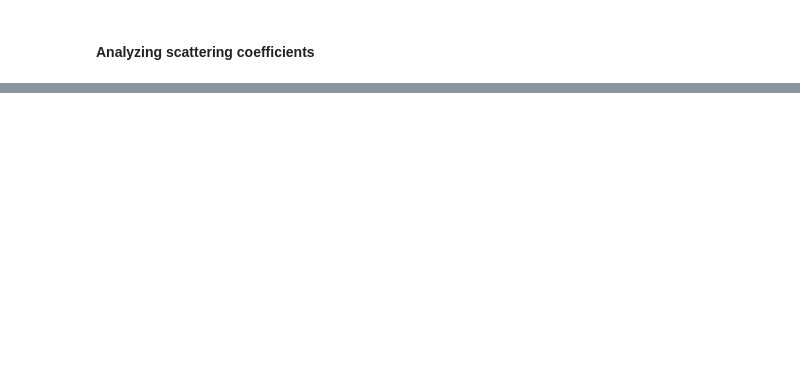
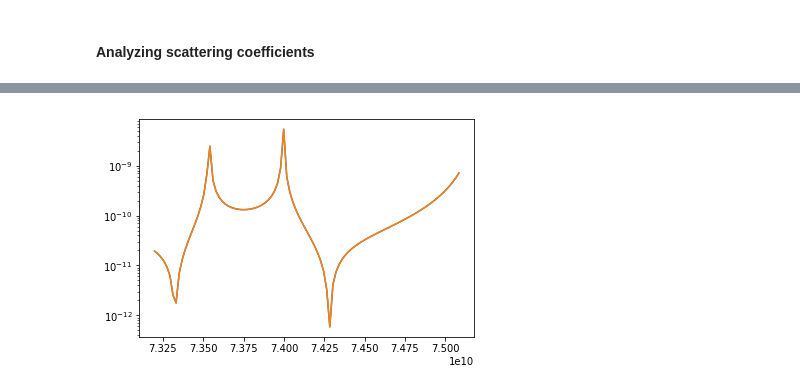
Before and after one commit to FMatti/Maxwell-MRI, a Jupyter notebook: examples/circular_waveguide_filter/circular_waveguide_filter.ipynb, the cells around one changed output, grey strips where cells are left out. Cells and saved outputs as stored; diff of their text form; code cells hidden in the pictures; blank space fills up the shorter version.

```diff
--- a/examples/circular_waveguide_filter/circular_waveguide_filter.ipynb
+++ b/examples/circular_waveguide_filter/circular_waveguide_filter.ipynb
@@ -90,14 +79,14 @@ helpers.plot_solution_norms(ax, CWF, VS)
 def get_interpolatory_solutions(omega, CWF_L, CWF_R, VS):
     omega_test = np.linspace(np.min(omega), np.max(omega), 1000)
     MRI = MinimalRationalInterpolation(VS)
-    MRI.compute_surrogate(CWF_L, omegas=omega_test, greedy=True, tol=1e-2, solver='fenics')
+    MRI_L_hist = MRI.compute_surrogate(CWF_L, omegas=omega_test, greedy=True, tol=1e-2, solver='fenics', return_history=True)
     U_MRI_L = MRI.evaluate_surrogate(CWF_L.get_solution(), omega).T
-    MRI.compute_surrogate(CWF_R, omegas=omega_test, greedy=True, tol=1e-2, solver='fenics')
+    MRI_R_hist = MRI.compute_surrogate(CWF_R, omegas=omega_test, greedy=True, tol=1e-2, solver='fenics', return_history=True)
     U_MRI_R = MRI.evaluate_surrogate(CWF_R.get_solution(), omega).T
-    U_MRI = np.empty((len(omega), U_MRI_R.shape[1]), dtype=complex)
+    U_MRI = np.empty((2*len(omega), U_MRI_R.shape[1]), dtype=complex)
     U_MRI[::2] = U_MRI_L
     U_MRI[1::2] = U_MRI_R
-    return U_MRI
+    return U_MRI, MRI_L_hist, MRI_R_hist
 # %%
 def compute_scattering_matrices(F, U, freq, freq_c=6.56e+9, freq_0=1e+10):
     N = len(freq) // 2
@@ -118,7 +107,7 @@ def get_scattering_coefficients(S):
     S22 = np.abs(S)[:, 1, 1]
     return S11, S21, S12, S22
 # %%
-freq = 2*np.pi*CWF.get_frequency()
+freq = CWF.get_frequency()
 
 F = CWF.get_L(tonumpy=True) + CWF.get_N(tonumpy=True)
 U_FEM = CWF.get_solution()
@@ -127,7 +116,7 @@ CWF_L = CircularWaveguideFilter(mesh, B_N, g_N=g_N_L())
 CWF_L.setup()
 CWF_R = CircularWaveguideFilter(mesh, B_N, g_N=g_N_R())
 CWF_R.setup()
-U_MRI = get_interpolatory_solutions(freq, CWF_L, CWF_R, VS)
+U_MRI, MRI_L_hist, MRI_R_hist = get_interpolatory_solutions(freq[::2], CWF_L, CWF_R, VS)
 
 S_FEM = compute_scattering_matrices(F, U_FEM, freq)
 S_MRI = compute_scattering_matrices(F, U_MRI, freq)
@@ -139,3 +139,6 @@ KeyboardInterrupt:
 # %%
-plt.plot(freq, S11_FEM)
-plt.plot(freq, S11_MRI)
+plt.plot(freq[::2], S12_FEM)
+plt.plot(freq[::2], S12_MRI)
+plt.yscale('log')
+# %% [output]
+[figure, added]
```
Also changed, not shown: parts of 9 cells of this notebook, 1 other file.
